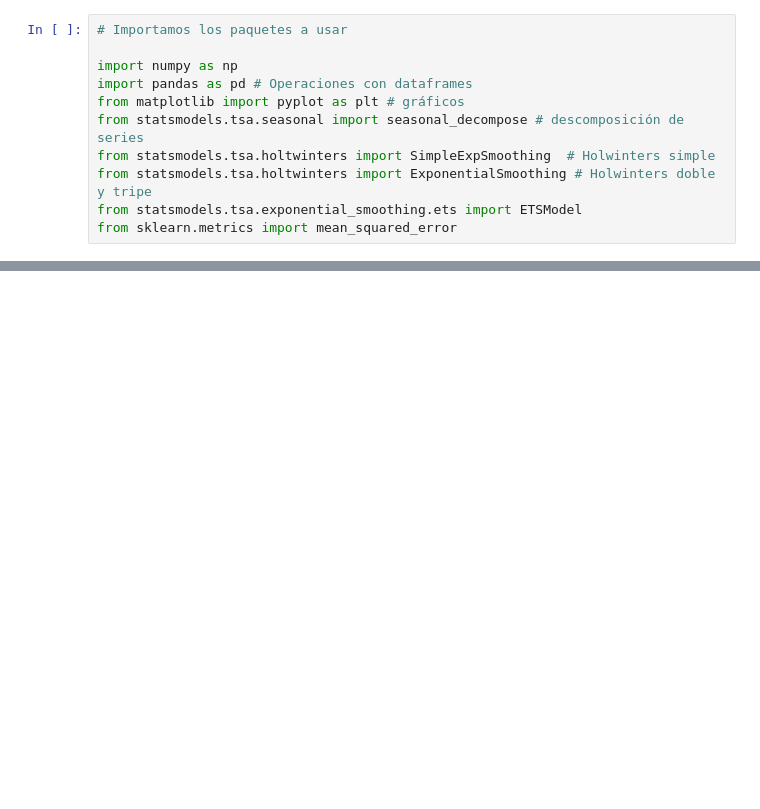
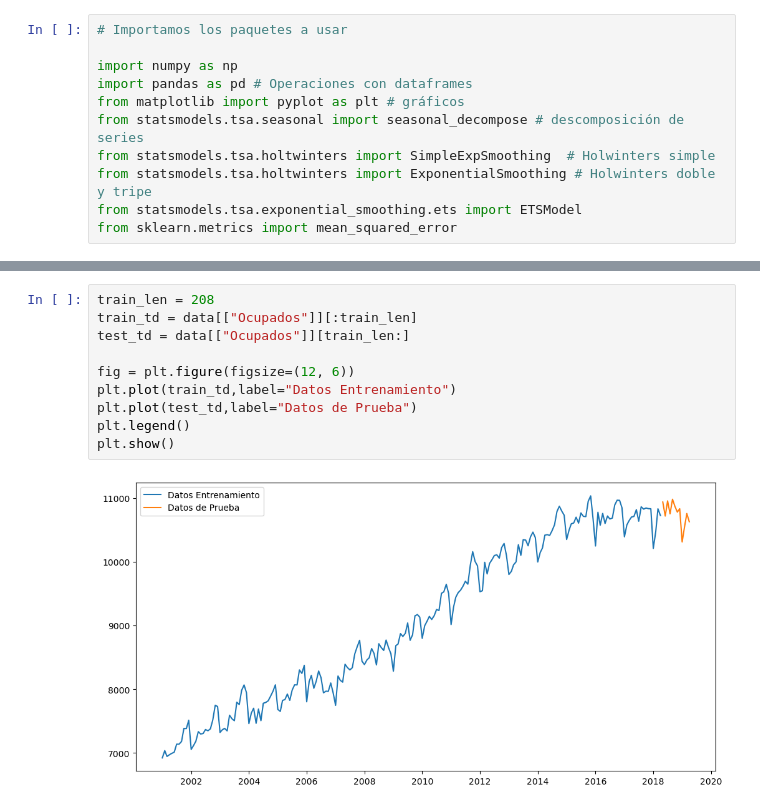
Before and after one commit to guzmanjs/MCD, a Jupyter notebook: Semestre 2/Fundamentos Analitica II/Ejercicios en clase/taller1_fundamentos_de_analitica2.ipynb, the cells around one changed output, grey strips where cells are left out. Drawn from its saved outputs; the diff is of its cells as text; blank space fills up the shorter version.

```diff
--- a/Semestre 2/Fundamentos Analitica II/Ejercicios en clase/taller1_fundamentos_de_analitica2.ipynb
+++ b/Semestre 2/Fundamentos Analitica II/Ejercicios en clase/taller1_fundamentos_de_analitica2.ipynb
@@ -26,0 +83,12 @@ data.head()
+# %%
+train_len = 208
+train_td = data[["Ocupados"]][:train_len]
+test_td = data[["Ocupados"]][train_len:]
+
+fig = plt.figure(figsize=(12, 6))
+plt.plot(train_td,label="Datos Entrenamiento")
+plt.plot(test_td,label="Datos de Prueba")
+plt.legend()
+plt.show()
+# %% [output]
+[figure, added]
```
Also changed, not shown: parts of 8 cells of this notebook.
